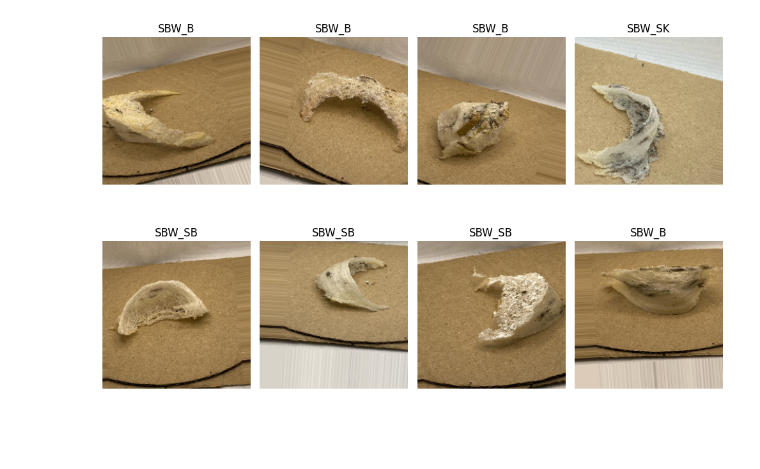
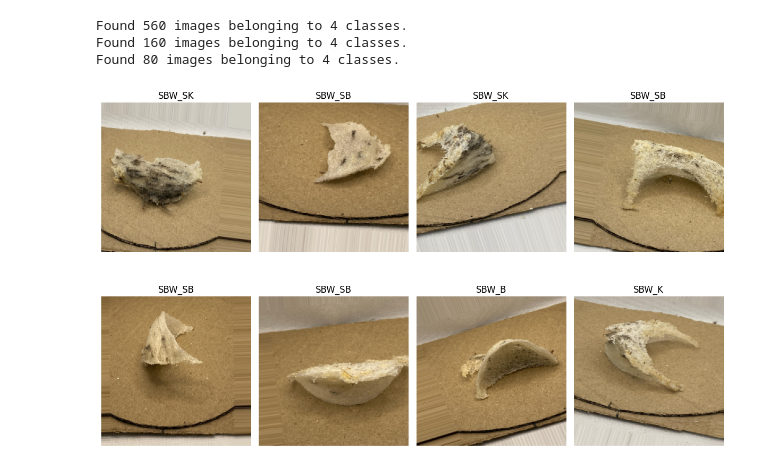
Before and after one commit to chimzy11/Klasifikasi_SBW, a Jupyter notebook: preprocessing.ipynb, the cells around one changed output. Cells and saved outputs as stored; diff of their text form; code cells hidden in the pictures; blank space fills up the shorter version.

Commit message:
augmentasi data

```diff
--- a/preprocessing.ipynb
+++ b/preprocessing.ipynb
@@ -133,0 +14,4 @@ categories2 = list(val_gen.class_indices.keys())  # Mengambil nama kelas dari ge
+# %%
+train_dir = '/content/drive/My Drive/skripsiku/Data/split_data/train'
+val_dir = '/content/drive/My Drive/skripsiku/Data/split_data/val'
+test_dir = '/content/drive/My Drive/skripsiku/Data/split_data/test'
@@ -134,17 +30,56 @@ categories2 = list(val_gen.class_indices.keys())  # Mengambil nama kelas dari ge
+# %%
+# Validasi dan test hanya dilakukan rescale
+val_test_datagen = ImageDataGenerator(rescale=1./255)
+
+# Generator untuk training
+train_generator = train_datagen.flow_from_directory(
+    train_dir,
+    target_size=(224, 224),
+    batch_size=32,
+    class_mode='categorical',
+    shuffle=True
+)
+
+# Generator untuk validasi
+val_generator = val_test_datagen.flow_from_directory(
+    val_dir,
+    target_size=(224, 224),
+    batch_size=32,
+    class_mode='categorical',
+    shuffle=False
+)
+
+# Generator untuk test
+test_generator = val_test_datagen.flow_from_directory(
+    test_dir,
+    target_size=(224, 224),
+    batch_size=32,
+    class_mode='categorical',
+    shuffle=False
+)
+# %% [output]
+Found 560 images belonging to 4 classes.
+Found 160 images belonging to 4 classes.
+Found 80 images belonging to 4 classes.
 # %%
-plt.figure(figsize=(10, 10))
+# Ambil satu batch dari train_generator
+images, labels = next(train_generator)  # ambil batch pertama
 
-# Mengambil batch pertama dari generator
-images, labels = train_gen.next()  # Ubah train_generator menjadi train_gen
+# Ambil mapping kelas dari generator
+class_indices = train_generator.class_indices
+categories = list(class_indices.keys())  # urutannya sama dengan label output
 
-for i in range(8):  # Menampilkan 8 gambar
-    plt.subplot(3, 4, i+1)
-    plt.imshow(images[i])  # Menampilkan gambar
-    label_idx = np.argmax(labels[i])  # Mendapatkan indeks label (untuk categorical)
-    plt.title(categories[label_idx])  # Menampilkan nama kategori
+# Tampilkan 8 gambar pertama
+plt.figure(figsize=(12, 8))
+
+for i in range(8):
+    plt.subplot(2, 4, i + 1)
+    plt.imshow(images[i])
+    label_idx = np.argmax(labels[i])
+    plt.title(categories[label_idx])
     plt.axis('off')
 
 plt.tight_layout()
 plt.show()
 # %% [output]
-[figure, old version]
+[figure, new version]
```
Also changed, not shown: parts of 14 cells of this notebook.
